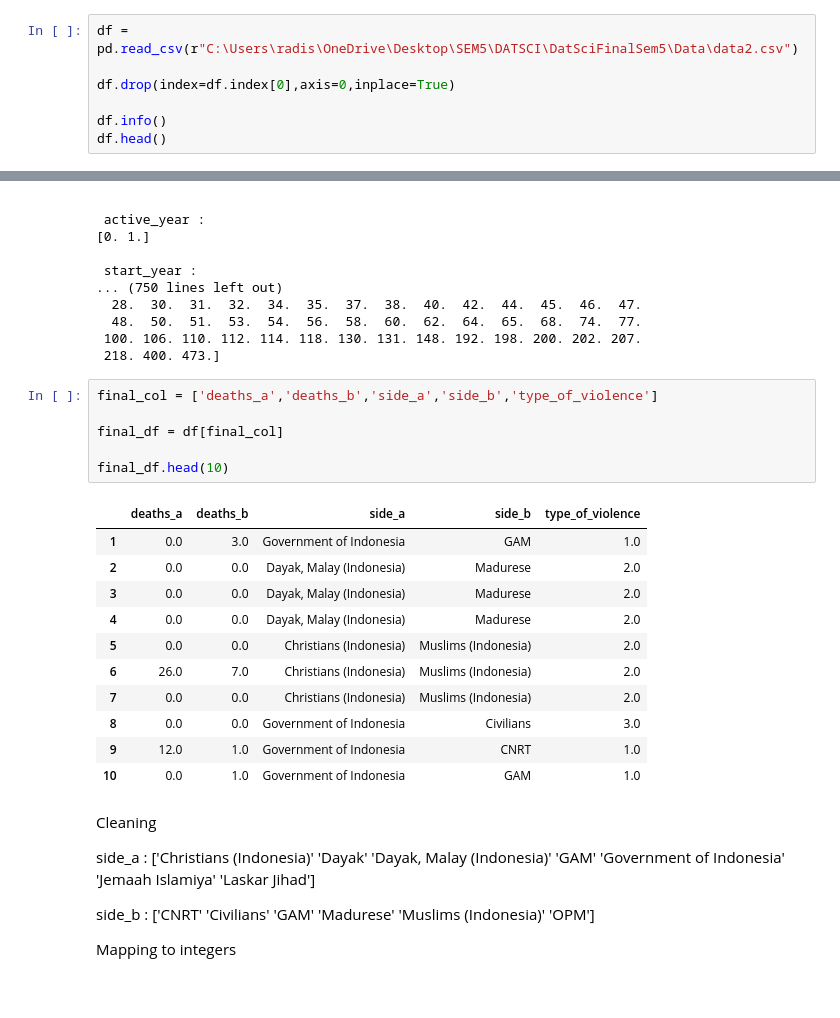
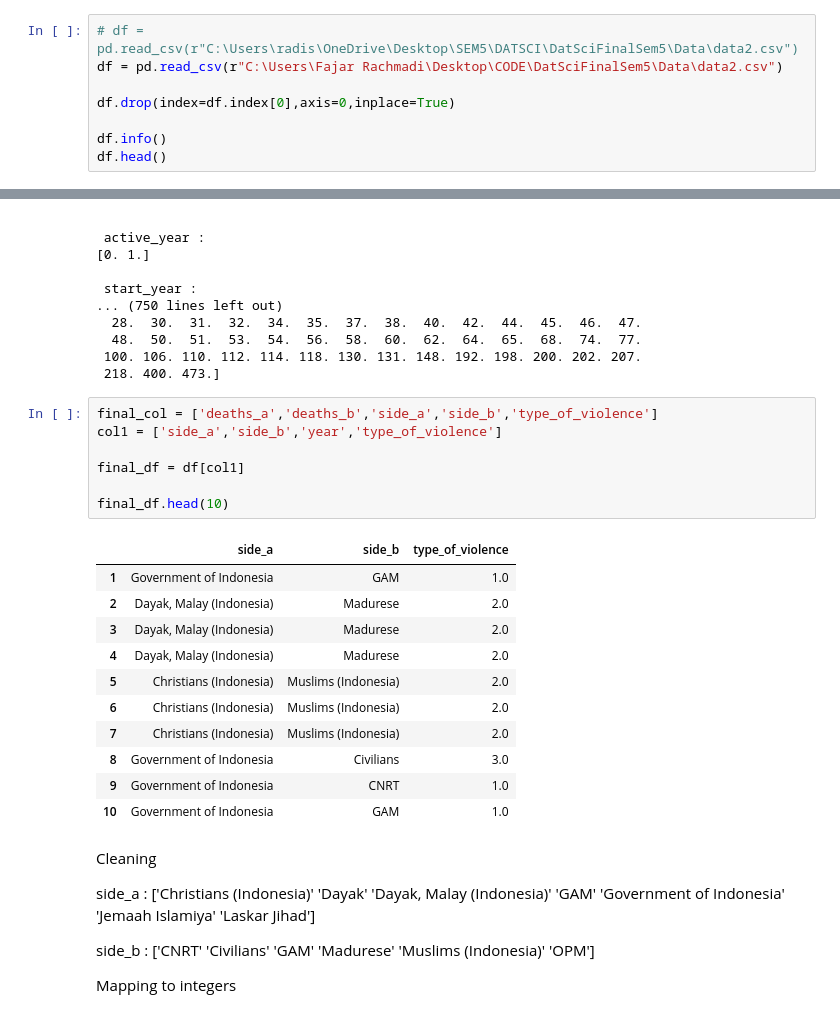
Before and after one commit to radisahussein/DatSciFinalSem5, a Jupyter notebook: finalprojectDS.ipynb, the cells around one changed output, grey strips where cells are left out. Drawn from its saved outputs; the diff is of its cells as text.

```diff
--- a/finalprojectDS.ipynb
+++ b/finalprojectDS.ipynb
@@ -10,5 +9,6 @@ Saving conflict-data-for-indonesia-2 - conflict-data-for-indonesia-2.csv to conf
 # %%
-df = pd.read_csv(r"C:\Users\radis\OneDrive\Desktop\SEM5\DATSCI\DatSciFinalSem5\Data\data2.csv")
+# df = pd.read_csv(r"C:\Users\radis\OneDrive\Desktop\SEM5\DATSCI\DatSciFinalSem5\Data\data2.csv")
+df = pd.read_csv(r"C:\Users\Fajar Rachmadi\Desktop\CODE\DatSciFinalSem5\Data\data2.csv")
 
 df.drop(index=df.index[0],axis=0,inplace=True)
 
@@ -137,22 +137,23 @@ for c in uniquecolumns:
  218. 400. 473.]
 # %%
 final_col = ['deaths_a','deaths_b','side_a','side_b','type_of_violence']
+col1 = ['side_a','side_b','year','type_of_violence']
 
-final_df = df[final_col]
+final_df = df[col1]
 
 final_df.head(10)
 # %% [output]
-|  | deaths_a | deaths_b | side_a | side_b | type_of_violence |
-| 1 | 0.0 | 3.0 | Government of Indonesia | GAM | 1.0 |
-| 2 | 0.0 | 0.0 | Dayak, Malay (Indonesia) | Madurese | 2.0 |
-| 3 | 0.0 | 0.0 | Dayak, Malay (Indonesia) | Madurese | 2.0 |
-| 4 | 0.0 | 0.0 | Dayak, Malay (Indonesia) | Madurese | 2.0 |
-| 5 | 0.0 | 0.0 | Christians (Indonesia) | Muslims (Indonesia) | 2.0 |
-| 6 | 26.0 | 7.0 | Christians (Indonesia) | Muslims (Indonesia) | 2.0 |
-| 7 | 0.0 | 0.0 | Christians (Indonesia) | Muslims (Indonesia) | 2.0 |
-| 8 | 0.0 | 0.0 | Government of Indonesia | Civilians | 3.0 |
-| 9 | 12.0 | 1.0 | Government of Indonesia | CNRT | 1.0 |
-| 10 | 0.0 | 1.0 | Government of Indonesia | GAM | 1.0 |
+|  | side_a | side_b | type_of_violence |
+| 1 | Government of Indonesia | GAM | 1.0 |
+| 2 | Dayak, Malay (Indonesia) | Madurese | 2.0 |
+| 3 | Dayak, Malay (Indonesia) | Madurese | 2.0 |
+| 4 | Dayak, Malay (Indonesia) | Madurese | 2.0 |
+| 5 | Christians (Indonesia) | Muslims (Indonesia) | 2.0 |
+| 6 | Christians (Indonesia) | Muslims (Indonesia) | 2.0 |
+| 7 | Christians (Indonesia) | Muslims (Indonesia) | 2.0 |
+| 8 | Government of Indonesia | Civilians | 3.0 |
+| 9 | Government of Indonesia | CNRT | 1.0 |
+| 10 | Government of Indonesia | GAM | 1.0 |
 # %% [markdown]
 Cleaning
 
```
Also changed, not shown: parts of 6 cells of this notebook.
